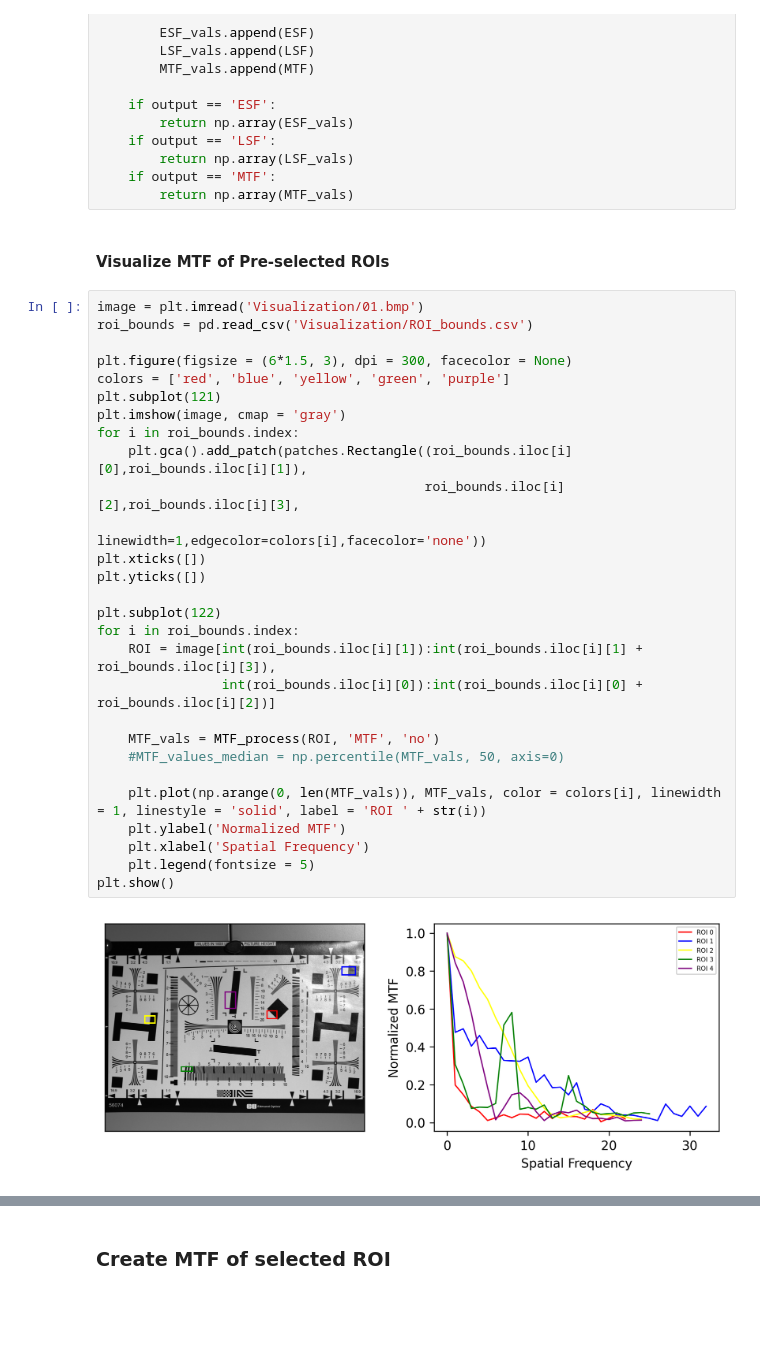
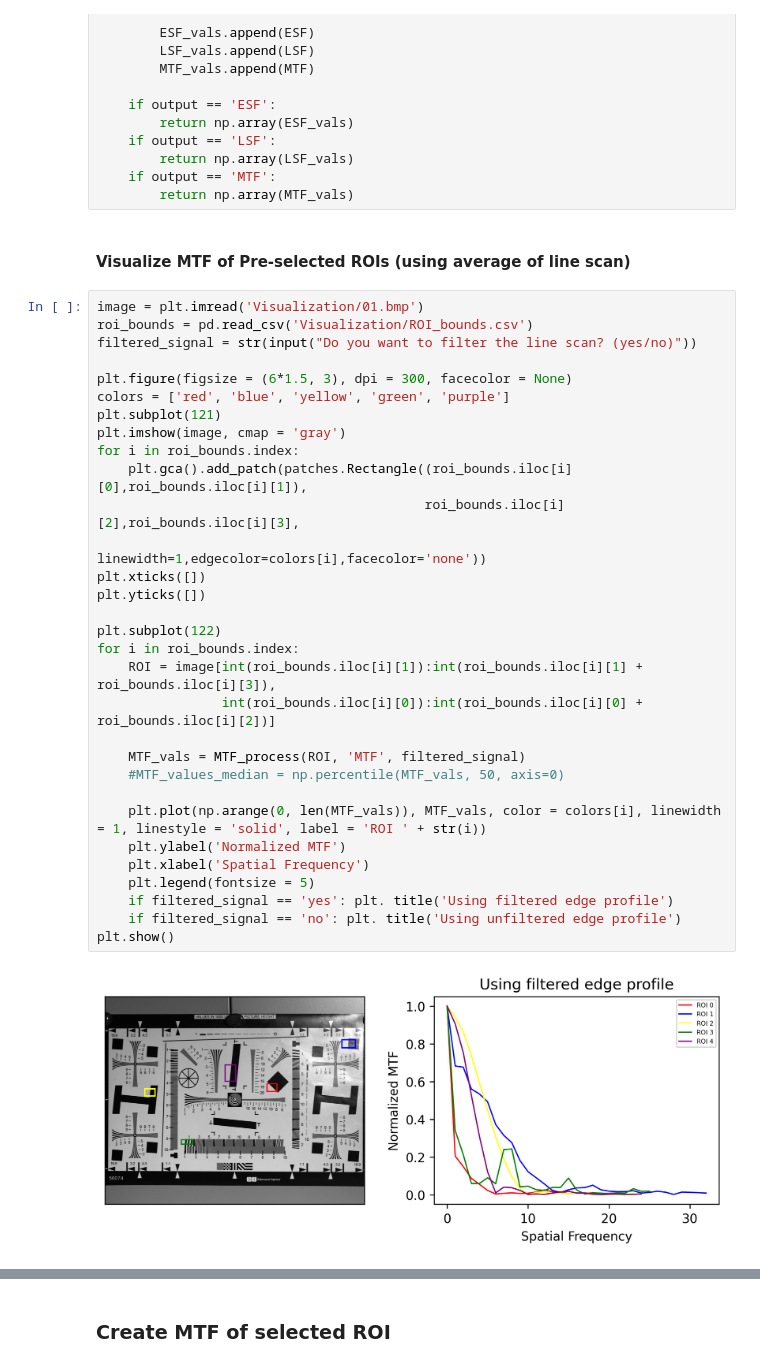
Before and after one commit to kennethmleo/Physics301-Optical-Payload-Characterization, a Jupyter notebook: Activity 02 - Contrast and Modulation Transfer Function/Activity 02_Constant_MTF.ipynb, the cells around one changed output, grey strips where cells are left out. Cells and saved outputs as stored; diff of their text form; blank space fills up the shorter version.

```diff
--- a/Activity 02 - Contrast and Modulation Transfer Function/Activity 02_Constant_MTF.ipynb
+++ b/Activity 02 - Contrast and Modulation Transfer Function/Activity 02_Constant_MTF.ipynb
@@ -82,35 +82,38 @@ def MTF_process_individual(ROI, output, filtered):
     if output == 'MTF':
         return np.array(MTF_vals)
 # %% [markdown]
-#### Visualize MTF of Pre-selected ROIs
+#### Visualize MTF of Pre-selected ROIs (using average of line scan)
 # %%
 image = plt.imread('Visualization/01.bmp')
 roi_bounds = pd.read_csv('Visualization/ROI_bounds.csv')
+filtered_signal = str(input("Do you want to filter the line scan? (yes/no)"))
 
 plt.figure(figsize = (6*1.5, 3), dpi = 300, facecolor = None)
 colors = ['red', 'blue', 'yellow', 'green', 'purple']
 plt.subplot(121)
 plt.imshow(image, cmap = 'gray')
 for i in roi_bounds.index:
     plt.gca().add_patch(patches.Rectangle((roi_bounds.iloc[i][0],roi_bounds.iloc[i][1]),
                                           roi_bounds.iloc[i][2],roi_bounds.iloc[i][3],
                                           linewidth=1,edgecolor=colors[i],facecolor='none'))
 plt.xticks([])
 plt.yticks([])
 
 plt.subplot(122)
 for i in roi_bounds.index:
     ROI = image[int(roi_bounds.iloc[i][1]):int(roi_bounds.iloc[i][1] + roi_bounds.iloc[i][3]),
                 int(roi_bounds.iloc[i][0]):int(roi_bounds.iloc[i][0] + roi_bounds.iloc[i][2])]
 
-    MTF_vals = MTF_process(ROI, 'MTF', 'no')
+    MTF_vals = MTF_process(ROI, 'MTF', filtered_signal)
     #MTF_values_median = np.percentile(MTF_vals, 50, axis=0)
 
     plt.plot(np.arange(0, len(MTF_vals)), MTF_vals, color = colors[i], linewidth = 1, linestyle = 'solid', label = 'ROI ' + str(i))
     plt.ylabel('Normalized MTF')
     plt.xlabel('Spatial Frequency')
     plt.legend(fontsize = 5)
+    if filtered_signal == 'yes': plt. title('Using filtered edge profile')
+    if filtered_signal == 'no': plt. title('Using unfiltered edge profile')
 plt.show()
 # %% [output]
-[figure, old version]
+[figure, new version]
 # %% [markdown]
```
Also changed, not shown: parts of 6 cells of this notebook.
